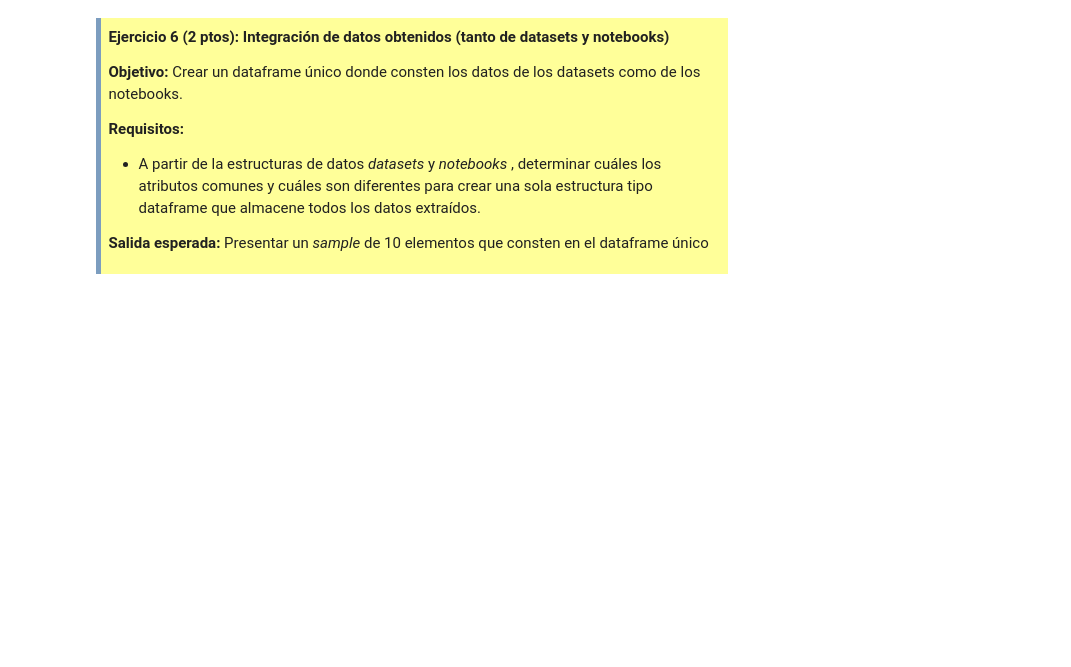
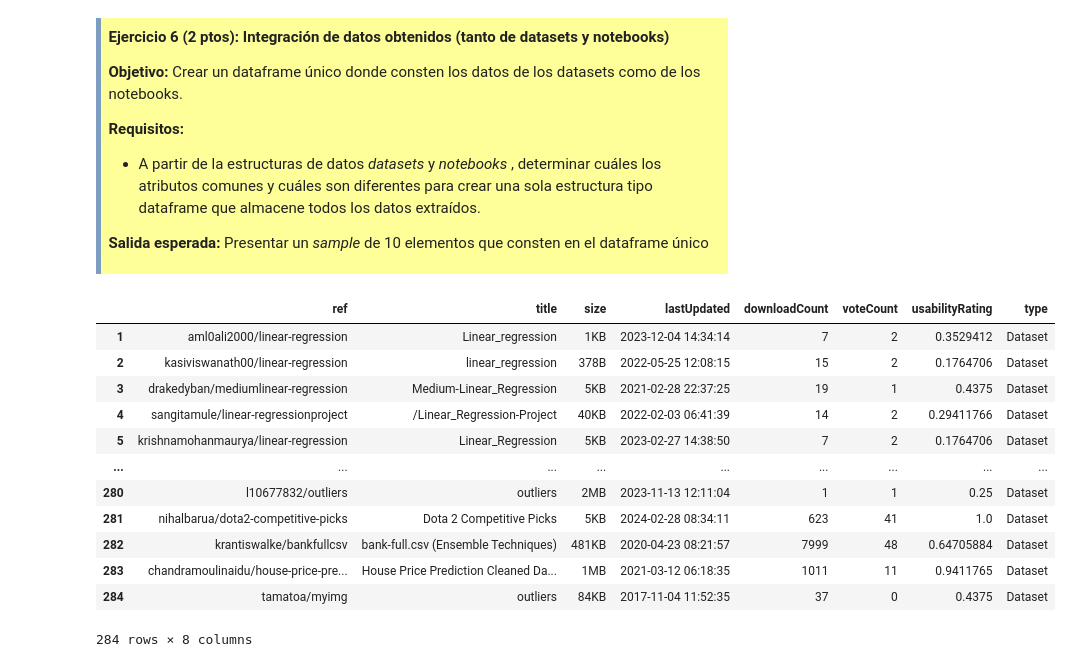
Before and after one commit to SantiagoMendietaCarrion/Lab1_APIS, a Jupyter notebook: Lab1_API_Mendieta_Santiago.ipynb, the cells around one changed output. Cells and saved outputs as stored; diff of their text form; code cells hidden in the pictures; blank space fills up the shorter version.

Commit message:
Cambio

```diff
--- a/Lab1_API_Mendieta_Santiago.ipynb
+++ b/Lab1_API_Mendieta_Santiago.ipynb
@@ -599,0 +612,16 @@ notebooks_DF_prep.sample(10)                                      #Se muestran 1
+# %%
+datasets_DF_prep                               #Se imprime el DataFrame Datasets para verificar el cambio
+# %% [output]
+|  | ref | title | size | lastUpdated | downloadCount | voteCount | usabilityRating | type |
+| 1 | aml0ali2000/linear-regression | Linear_regression | 1KB | 2023-12-04 14:34:14 | 7 | 2 | 0.3529412 | Dataset |
+| 2 | kasiviswanath00/linear-regression | linear_regression | 378B | 2022-05-25 12:08:15 | 15 | 2 | 0.1764706 | Dataset |
+| 3 | drakedyban/mediumlinear-regression | Medium-Linear_Regression | 5KB | 2021-02-28 22:37:25 | 19 | 1 | 0.4375 | Dataset |
+| 4 | sangitamule/linear-regressionproject | /Linear_Regression-Project | 40KB | 2022-02-03 06:41:39 | 14 | 2 | 0.29411766 | Dataset |
+| 5 | krishnamohanmaurya/linear-regression | Linear_Regression | 5KB | 2023-02-27 14:38:50 | 7 | 2 | 0.1764706 | Dataset |
+| ... | ... | ... | ... | ... | ... | ... | ... | ... |
+| 280 | l10677832/outliers | outliers | 2MB | 2023-11-13 12:11:04 | 1 | 1 | 0.25 | Dataset |
+| 281 | nihalbarua/dota2-competitive-picks | Dota 2 Competitive Picks | 5KB | 2024-02-28 08:34:11 | 623 | 41 | 1.0 | Dataset |
+| 282 | krantiswalke/bankfullcsv | bank-full.csv (Ensemble Techniques) | 481KB | 2020-04-23 08:21:57 | 7999 | 48 | 0.64705884 | Dataset |
+| 283 | chandramoulinaidu/house-price-pre... | House Price Prediction Cleaned Da... | 1MB | 2021-03-12 06:18:35 | 1011 | 11 | 0.9411765 | Dataset |
+| 284 | tamatoa/myimg | outliers | 84KB | 2017-11-04 11:52:35 | 37 | 0 | 0.4375 | Dataset |
+284 rows × 8 columns
```
Also changed, not shown: parts of 11 cells of this notebook.
